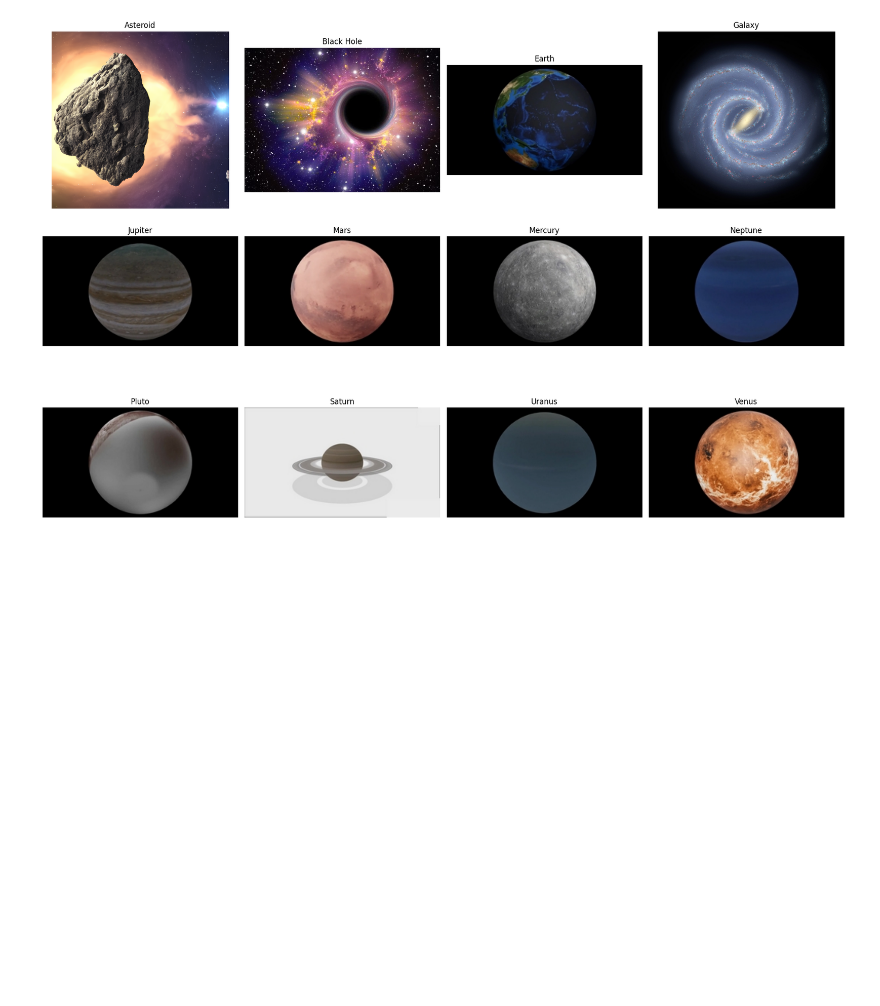
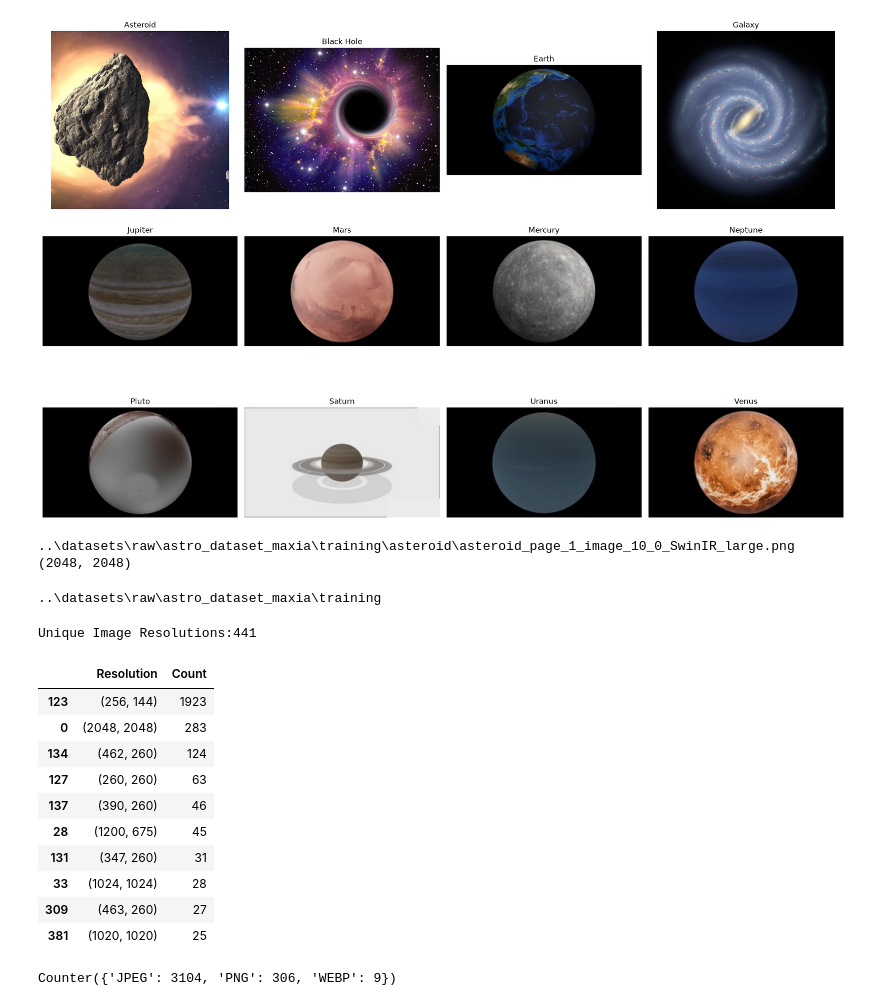
Before and after one commit to diksha-t/cosmolens-ai-space-identifier, a Jupyter notebook: notebooks/01_dataset_audit.ipynb, the cells around one changed output. Saved outputs shown, nothing was run; the diff lists cells and outputs as text; code cells hidden in the pictures; blank space fills up the shorter version.

Commit message:
Complete dataset audit notebook

```diff
--- a/notebooks/01_dataset_audit.ipynb
+++ b/notebooks/01_dataset_audit.ipynb
@@ -119,3 +119,68 @@ plt.tight_layout()
 plt.show()
 # %% [output]
 [figure]
+# %%
+sample = next((TRAIN_DIR/classes[0]).glob("*"))
+print(sample)
+img = Image.open(sample)
+print(img.size)
+# %% [output]
+..\datasets\raw\astro_dataset_maxia\training\asteroid\asteroid_page_1_image_10_0_SwinIR_large.png
+(2048, 2048)
+# %%
+print(TRAIN_DIR)
+# %% [output]
+..\datasets\raw\astro_dataset_maxia\training
+# %%
+# image resolution analysis
+resolution_counter = Counter()
+
+for split_path in [TRAIN_DIR, VAL_DIR, TEST_DIR]:
+    for cls in classes:
+        for image_path in (split_path/cls).glob("*"):
+
+            try:
+                with Image.open(image_path) as img:
+                    resolution_counter[img.size] += 1
+
+            except Exception:
+                pass
+
+print(f"Unique Image Resolutions:{len(resolution_counter)}")
+resolution_df = (
+    pd.DataFrame(
+        resolution_counter.items(),
+        columns=["Resolution", "Count"]
+    )
+    .sort_values(by="Count", ascending = False)
+)
+
+resolution_df.head(10)
+# %% [output]
+Unique Image Resolutions:441
+|  | Resolution | Count |
+| 123 | (256, 144) | 1923 |
+| 0 | (2048, 2048) | 283 |
+| 134 | (462, 260) | 124 |
+| 127 | (260, 260) | 63 |
+| 137 | (390, 260) | 46 |
+| 28 | (1200, 675) | 45 |
+| 131 | (347, 260) | 31 |
+| 33 | (1024, 1024) | 28 |
+| 309 | (463, 260) | 27 |
+| 381 | (1020, 1020) | 25 |
+# %%
+# image format analysis
+format_counter = Counter()
+
+for split_path in [TRAIN_DIR, VAL_DIR, TEST_DIR]:
+     for cls in classes:
+         for image_path in (split_path/cls).glob("*"):
+            try:
+                 with Image.open(image_path) as img:
+                     format_counter[img.format] += 1
+            except:
+                pass
+format_counter
+# %% [output]
+Counter({'JPEG': 3104, 'PNG': 306, 'WEBP': 9})
```
Also changed, not shown: parts of 2 cells of this notebook, 1 other file.
